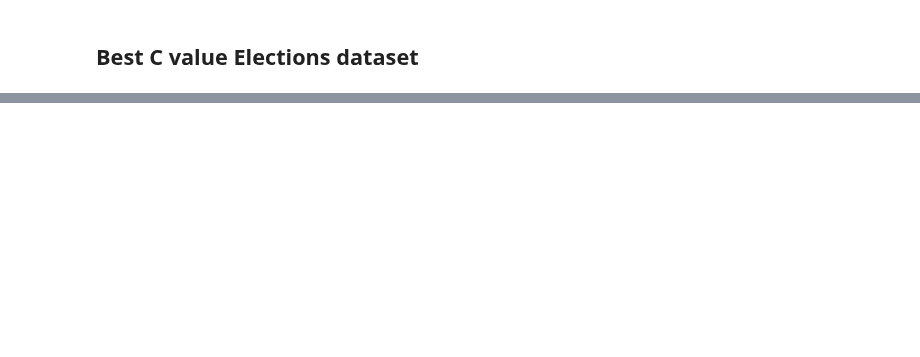
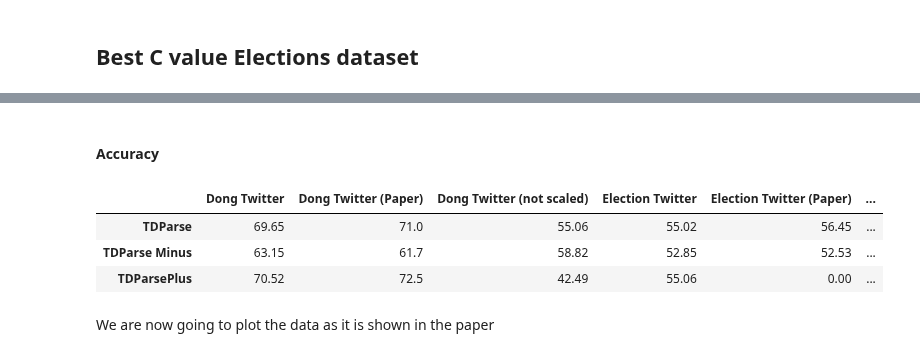
Before and after one commit to apmoore1/Bella, a Jupyter notebook: notebooks/TDParse.ipynb, the cells around one changed output, grey strips where cells are left out. Drawn from its saved outputs; the diff is of its cells as text; code cells hidden in the pictures; blank space fills up the shorter version.

```diff
--- a/notebooks/TDParse.ipynb
+++ b/notebooks/TDParse.ipynb
@@ -347,0 +363,14 @@ As we can see above the effect of not scaling is quite a lot and more so for the
+# %% [markdown]
+#### Accuracy
+# %%
+all_scale_acc_scores = {**dataset_model_acc, **scale_dataset_model_acc,
+                        **paper_acc}
+all_scale_acc_scores = (pd.DataFrame(all_scale_acc_scores) * 100).round(2)
+all_scale_acc_scores
+# %% [output]
+|  | Dong Twitter | Dong Twitter (Paper) | Dong Twitter (not scaled) | Election Twitter | Election Twitter (Paper) | ... |
+| TDParse | 69.65 | 71.0 | 55.06 | 55.02 | 56.45 | ... |
+| TDParse Minus | 63.15 | 61.7 | 58.82 | 52.85 | 52.53 | ... |
+| TDParsePlus | 70.52 | 72.5 | 42.49 | 55.06 | 0.00 | ... |
+# %% [markdown]
+We are now going to plot the data as it is shown in the paper
```
Also changed, not shown: parts of 34 cells of this notebook.
